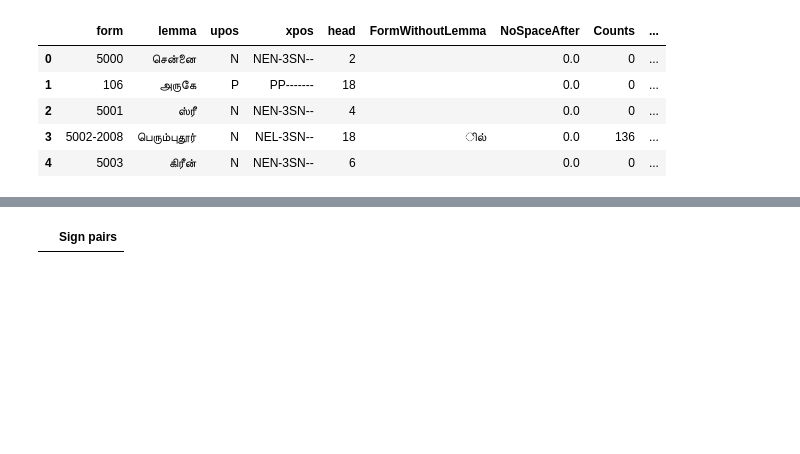
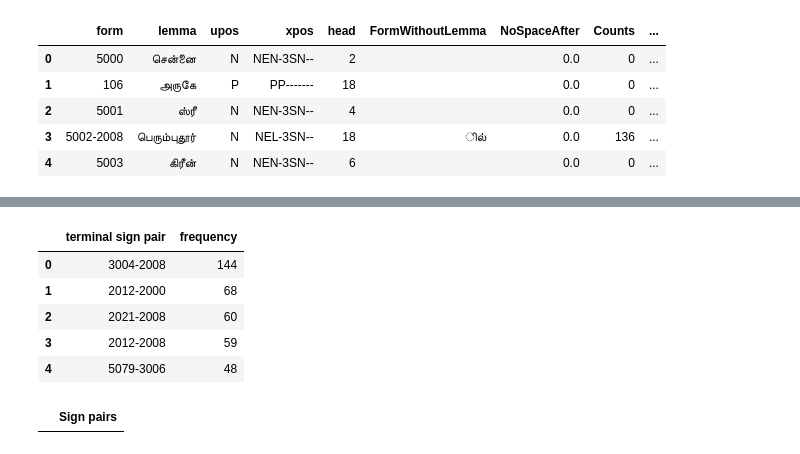
Before and after one commit to Kee2u/Deciphering_the_Indus_Valley_Script, a Jupyter notebook: Multivariate_Segmentation.ipynb, the cells around one changed output, grey strips where cells are left out. Saved outputs shown, nothing was run; the diff lists cells and outputs as text; code cells hidden in the pictures; blank space fills up the shorter version.

```diff
--- a/Multivariate_Segmentation.ipynb
+++ b/Multivariate_Segmentation.ipynb
@@ -57,0 +183,16 @@ numbers = ['0','1','2','3','4','5','6','7','8','9']
+# %%
+# Finding terminal sign pairs
+terminal_sign_pair_df = pd.DataFrame(columns = ['terminal sign pair'])
+
+for i in range(len(logosyllabic_sentence_df)):
+    Sentence = logosyllabic_sentence_df.iloc[i]
+
+    #Creating a dataframe with inital signs for each sentence
+    Sign = Sentence.str.extractall(r'(?:([\d]+-[\d]+[^-\d]))')
+    Sign_df = pd.DataFrame(Sign)
+    Sign_df.reset_index(drop=True, inplace=True)
+    Sign_df.rename(columns={0:'terminal sign pair'}, inplace=True)
+
+    # Adding it to inital sign dataframe
+    terminal_sign_pair_df = terminal_sign_pair_df.append(Sign_df)
+    terminal_sign_pair_df.reset_index(drop=True, inplace=True)
@@ -58,3 +208,16 @@ numbers = ['0','1','2','3','4','5','6','7','8','9']
+# %%
+# Calculating frequency of terminal signs
+terminal_sign_pair_freq_df = pd.DataFrame(terminal_sign_pair_df["terminal sign pair"].value_counts())
+terminal_sign_pair_freq_df.reset_index(inplace=True)
+terminal_sign_pair_freq_df.rename(columns={'index': 'terminal sign pair', 'terminal sign pair': 'frequency'}, inplace=True)
+terminal_sign_pair_freq_df.head()
+# %% [output]
+|  | terminal sign pair | frequency |
+| 0 | 3004-2008 | 144 |
+| 1 | 2012-2000 | 68 |
+| 2 | 2021-2008 | 60 |
+| 3 | 2012-2008 | 59 |
+| 4 | 5079-3006 | 48 |
 # %%
 #Calculating Initial Frequencies
 for i in range(len(logosyllabic_sentence_df["Sentence"])):
```
Also changed, not shown: parts of 15 cells of this notebook.
